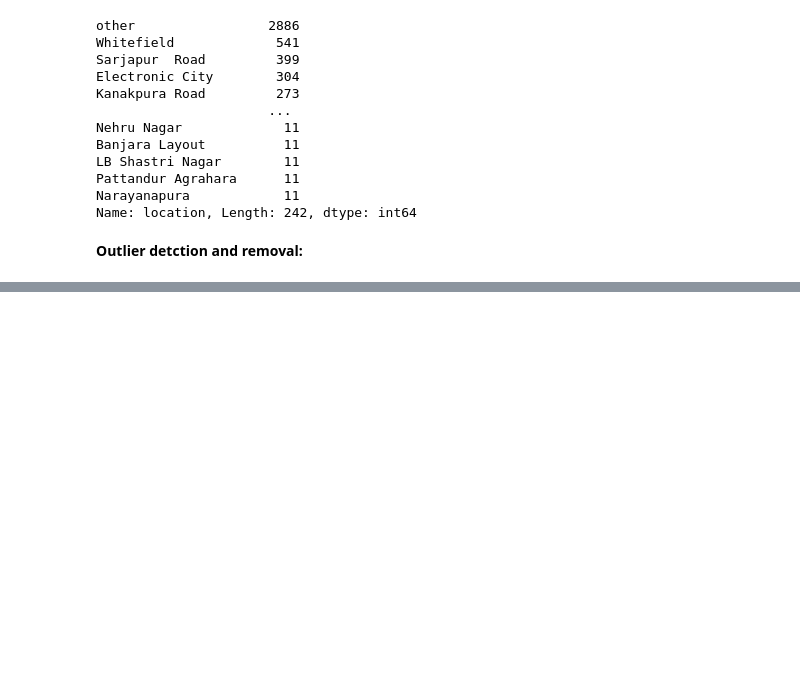
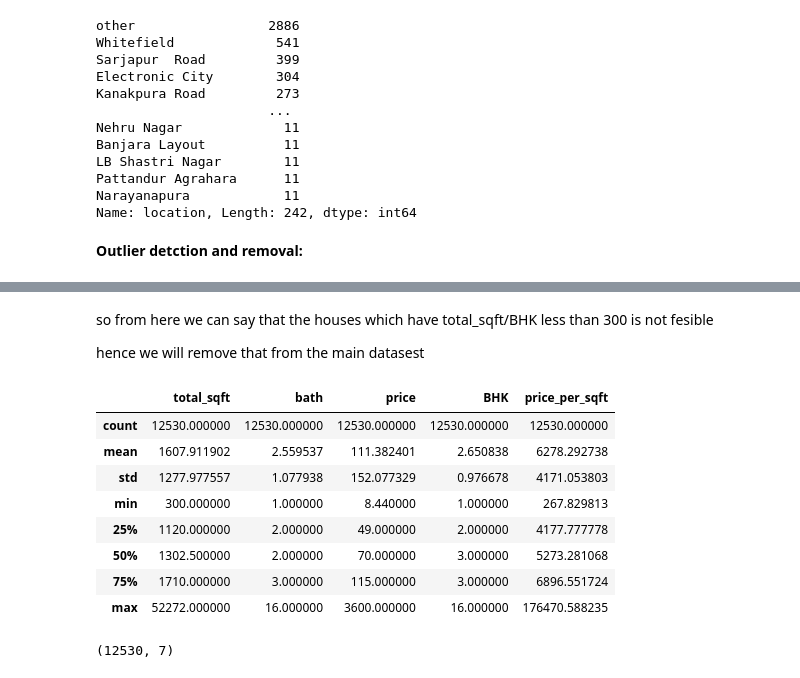
Before and after one commit to TirthThesiya/Bangalore-house-price-prediction, a Jupyter notebook: house_pred.ipynb, the cells around one changed output, grey strips where cells are left out. Saved outputs shown, nothing was run; the diff lists cells and outputs as text; code cells hidden in the pictures; blank space fills up the shorter version.

```diff
--- a/house_pred.ipynb
+++ b/house_pred.ipynb
@@ -377,0 +405,22 @@ Name: location, Length: 242, dtype: int64
+# %% [markdown]
+so from here we can say that the houses which have total_sqft/BHK less than 300 is not fesible
+
+
+hence we will remove that from the main datasest
+# %%
+df = df[((df['total_sqft']/df['BHK']))>=300]
+df.describe()
+# %% [output]
+|  | total_sqft | bath | price | BHK | price_per_sqft |
+| count | 12530.000000 | 12530.000000 | 12530.000000 | 12530.000000 | 12530.000000 |
+| mean | 1607.911902 | 2.559537 | 111.382401 | 2.650838 | 6278.292738 |
+| std | 1277.977557 | 1.077938 | 152.077329 | 0.976678 | 4171.053803 |
+| min | 300.000000 | 1.000000 | 8.440000 | 1.000000 | 267.829813 |
+| 25% | 1120.000000 | 2.000000 | 49.000000 | 2.000000 | 4177.777778 |
+| 50% | 1302.500000 | 2.000000 | 70.000000 | 3.000000 | 5273.281068 |
+| 75% | 1710.000000 | 3.000000 | 115.000000 | 3.000000 | 6896.551724 |
+| max | 52272.000000 | 16.000000 | 3600.000000 | 16.000000 | 176470.588235 |
+# %%
+df.shape
+# %% [output]
+(12530, 7)
```
Also changed, not shown: parts of 6 cells of this notebook.
